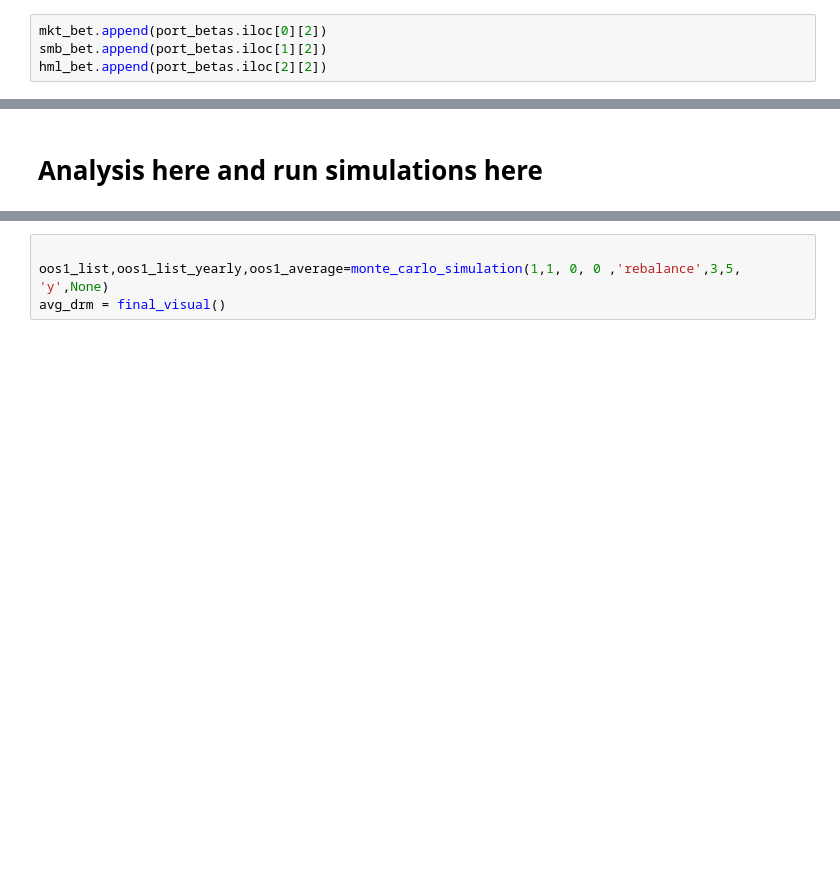
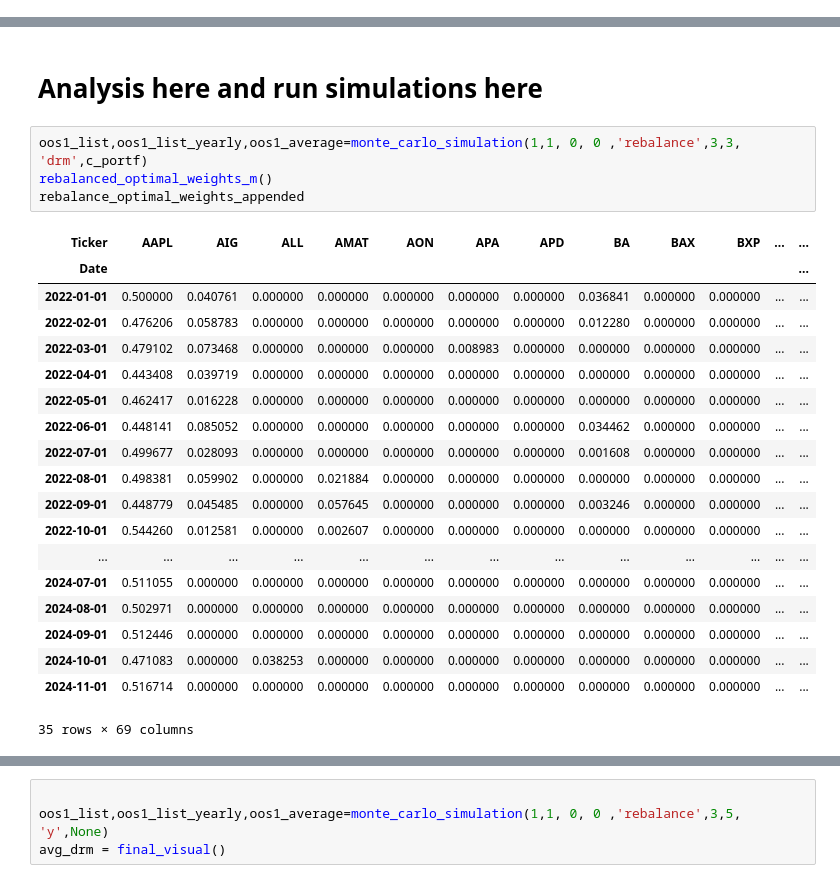
Before and after one commit to vincentbatten27/Multi-Factor_Investing, a Jupyter notebook: Multi_Factor_Fall_25/Run simulator.ipynb, the cells around one changed output, grey strips where cells are left out. Saved outputs shown, nothing was run; the diff lists cells and outputs as text; blank space fills up the shorter version.

```diff
--- a/Multi_Factor_Fall_25/Run simulator.ipynb
+++ b/Multi_Factor_Fall_25/Run simulator.ipynb
@@ -166,7 +166,3 @@ def Transaction_Costs(initialize=False):
     values = list(random.uniform(.01, .02) for i in range(len(tickers)))
     for key, value in zip(keys, values):
         t_cost[key] = value
-# %%
-mkt_bet.append(port_betas.iloc[0][2])
-smb_bet.append(port_betas.iloc[1][2])
-hml_bet.append(port_betas.iloc[2][2])
@@ -2449,3 +2420,27 @@ import pandas_datareader.data as web
 new_data1, indexgspc1, spy_yoy_tickers1 = run_sp500_data()
 # %% [markdown]
 # Analysis here and run simulations here
+# %%
+oos1_list,oos1_list_yearly,oos1_average=monte_carlo_simulation(1,1, 0, 0 ,'rebalance',3,3, 'drm',c_portf)
+rebalanced_optimal_weights_m()
+rebalance_optimal_weights_appended
+# %% [output]
+| Ticker | AAPL | AIG | ALL | AMAT | AON | APA | APD | BA | BAX | BXP | ... | ... |
+| Date |  |  |  |  |  |  |  |  |  |  |  | ... |
+| 2022-01-01 | 0.500000 | 0.040761 | 0.000000 | 0.000000 | 0.000000 | 0.000000 | 0.000000 | 0.036841 | 0.000000 | 0.000000 | ... | ... |
+| 2022-02-01 | 0.476206 | 0.058783 | 0.000000 | 0.000000 | 0.000000 | 0.000000 | 0.000000 | 0.012280 | 0.000000 | 0.000000 | ... | ... |
+| 2022-03-01 | 0.479102 | 0.073468 | 0.000000 | 0.000000 | 0.000000 | 0.008983 | 0.000000 | 0.000000 | 0.000000 | 0.000000 | ... | ... |
+| 2022-04-01 | 0.443408 | 0.039719 | 0.000000 | 0.000000 | 0.000000 | 0.000000 | 0.000000 | 0.000000 | 0.000000 | 0.000000 | ... | ... |
+| 2022-05-01 | 0.462417 | 0.016228 | 0.000000 | 0.000000 | 0.000000 | 0.000000 | 0.000000 | 0.000000 | 0.000000 | 0.000000 | ... | ... |
+| 2022-06-01 | 0.448141 | 0.085052 | 0.000000 | 0.000000 | 0.000000 | 0.000000 | 0.000000 | 0.034462 | 0.000000 | 0.000000 | ... | ... |
+| 2022-07-01 | 0.499677 | 0.028093 | 0.000000 | 0.000000 | 0.000000 | 0.000000 | 0.000000 | 0.001608 | 0.000000 | 0.000000 | ... | ... |
+| 2022-08-01 | 0.498381 | 0.059902 | 0.000000 | 0.021884 | 0.000000 | 0.000000 | 0.000000 | 0.000000 | 0.000000 | 0.000000 | ... | ... |
+| 2022-09-01 | 0.448779 | 0.045485 | 0.000000 | 0.057645 | 0.000000 | 0.000000 | 0.000000 | 0.003246 | 0.000000 | 0.000000 | ... | ... |
+| 2022-10-01 | 0.544260 | 0.012581 | 0.000000 | 0.002607 | 0.000000 | 0.000000 | 0.000000 | 0.000000 | 0.000000 | 0.000000 | ... | ... |
+| ... | ... | ... | ... | ... | ... | ... | ... | ... | ... | ... | ... | ... |
+| 2024-07-01 | 0.511055 | 0.000000 | 0.000000 | 0.000000 | 0.000000 | 0.000000 | 0.000000 | 0.000000 | 0.000000 | 0.000000 | ... | ... |
+| 2024-08-01 | 0.502971 | 0.000000 | 0.000000 | 0.000000 | 0.000000 | 0.000000 | 0.000000 | 0.000000 | 0.000000 | 0.000000 | ... | ... |
+| 2024-09-01 | 0.512446 | 0.000000 | 0.000000 | 0.000000 | 0.000000 | 0.000000 | 0.000000 | 0.000000 | 0.000000 | 0.000000 | ... | ... |
+| 2024-10-01 | 0.471083 | 0.000000 | 0.038253 | 0.000000 | 0.000000 | 0.000000 | 0.000000 | 0.000000 | 0.000000 | 0.000000 | ... | ... |
+| 2024-11-01 | 0.516714 | 0.000000 | 0.000000 | 0.000000 | 0.000000 | 0.000000 | 0.000000 | 0.000000 | 0.000000 | 0.000000 | ... | ... |
+35 rows × 69 columns
```
Also changed, not shown: parts of 12 cells of this notebook.
